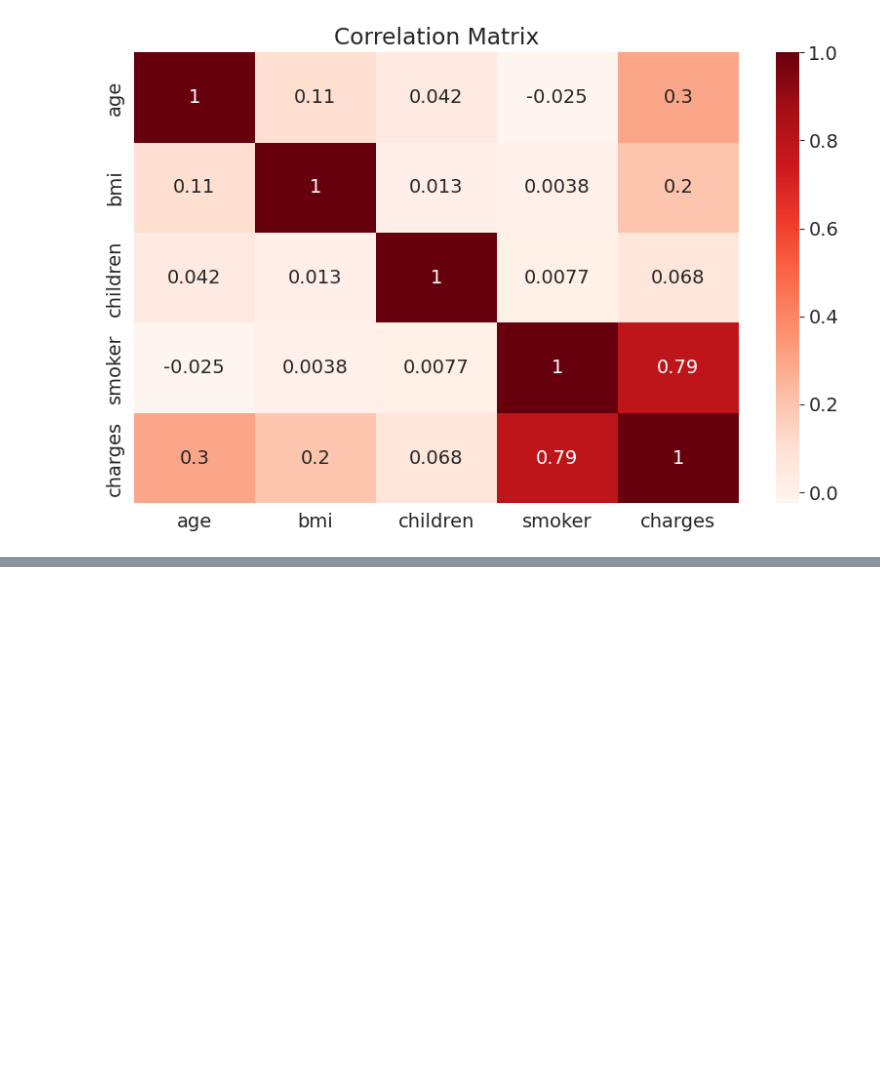
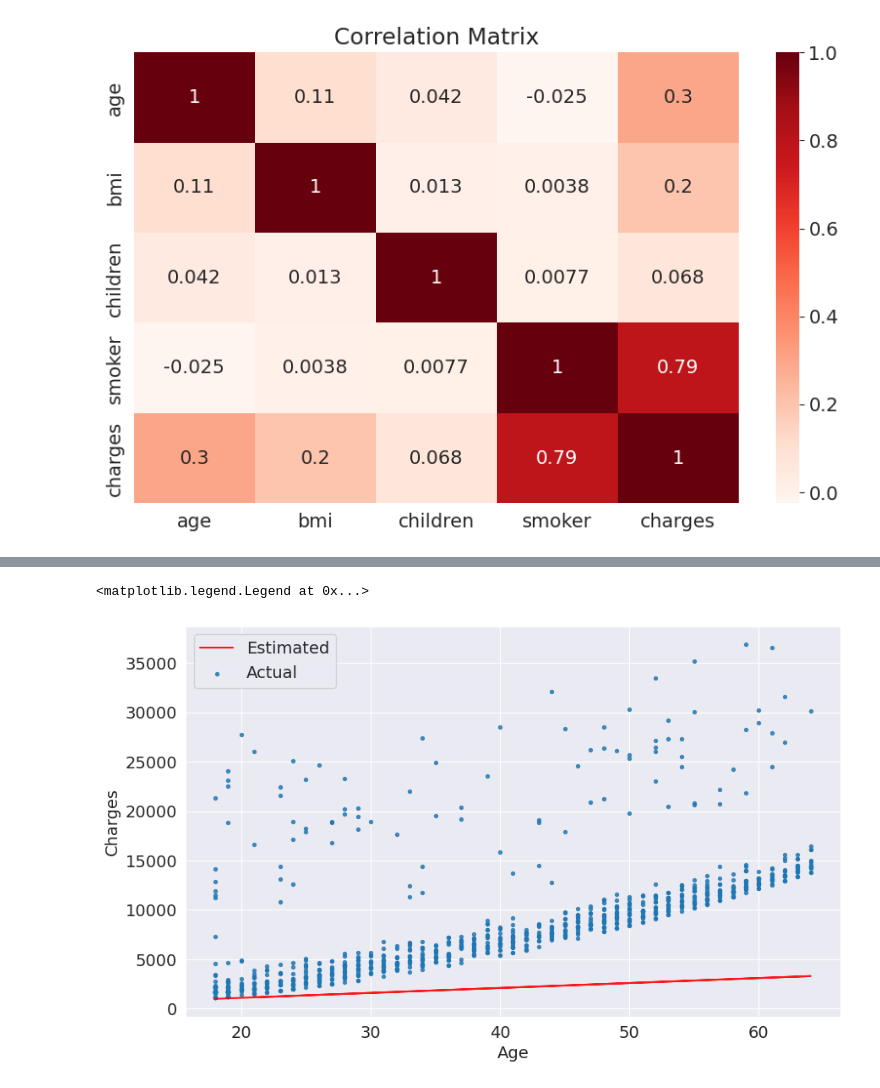
Before and after one commit to krishnasree5/health-insurance-prediction, a Jupyter notebook: HealthInsurancePrediction.ipynb, the cells around one changed output, grey strips where cells are left out. Cells and saved outputs as stored; diff of their text form; code cells hidden in the pictures; blank space fills up the shorter version.

```diff
--- a/HealthInsurancePrediction.ipynb
+++ b/HealthInsurancePrediction.ipynb
@@ -224,0 +287,12 @@ plt.show()
+# %%
+actual_charges = non_smoker_df.charges
+
+plt.plot(ages, estimated_charges, 'r', alpha=0.9);
+plt.scatter(ages, actual_charges, s=8, alpha=0.8)
+plt.xlabel('Age');
+plt.ylabel('Charges');
+
+plt.legend(['Estimated', 'Actual'])
+# %% [output]
+<matplotlib.legend.Legend at 0x...>
+[figure, added]
```
Also changed, not shown: parts of 41 cells of this notebook.
